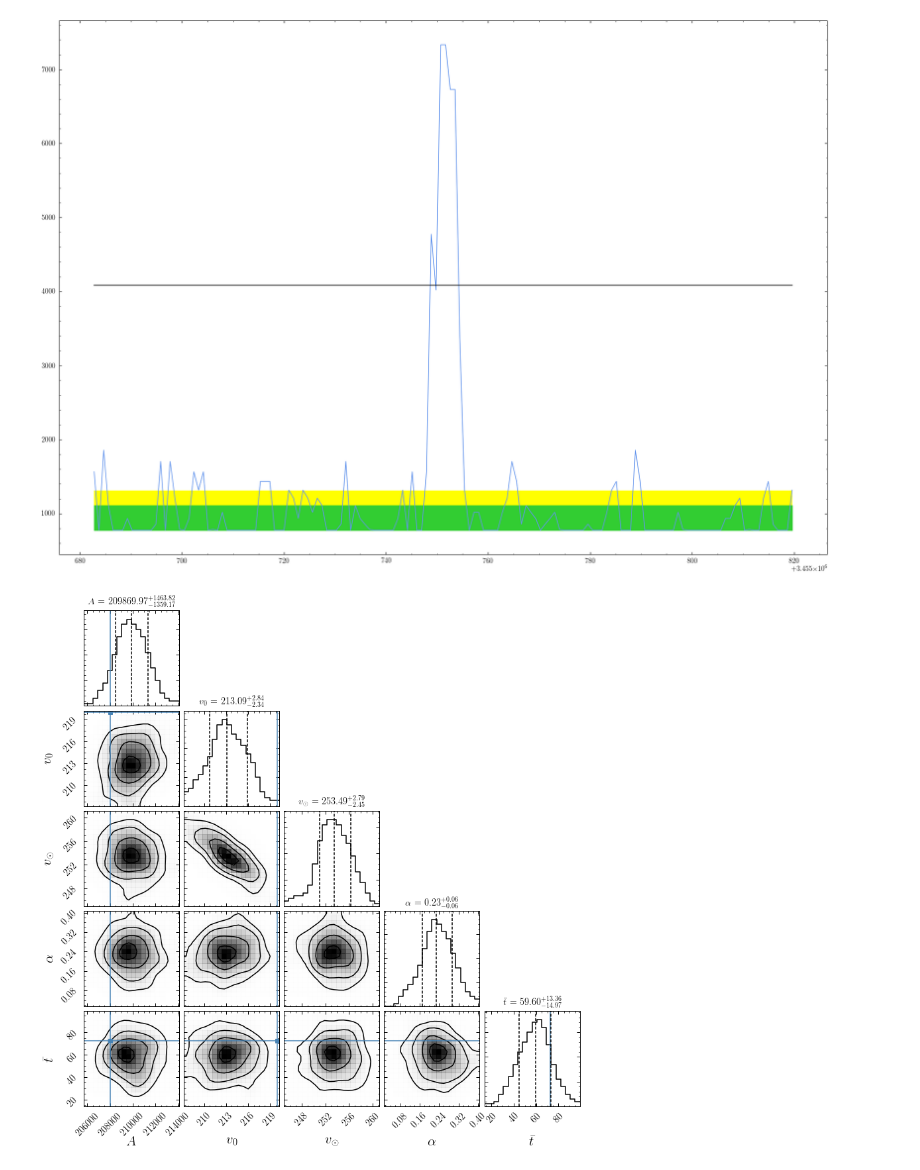
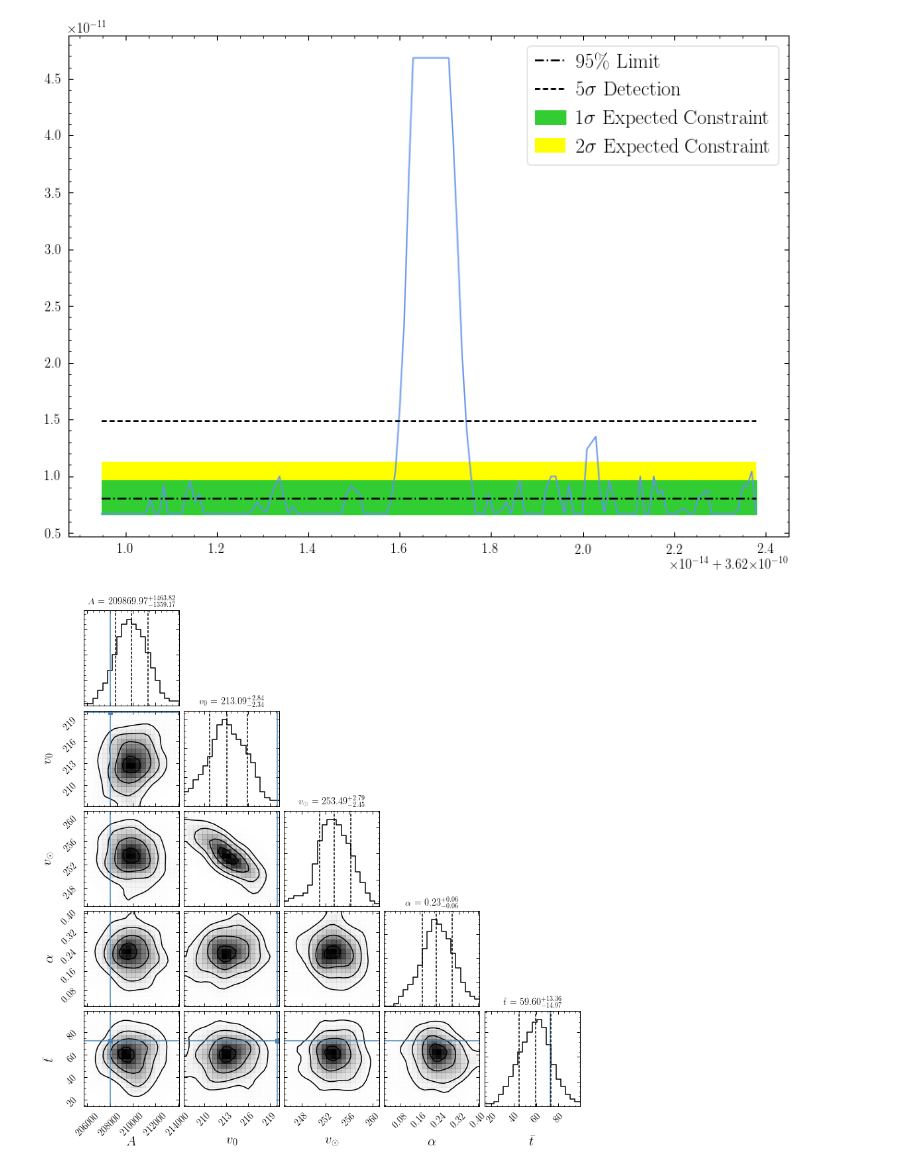
Before and after one commit to bsafdi/AxiScan, a Jupyter notebook: notebooks/Analysis_Plot_Notebook.ipynb, the cells around one changed output. Drawn from its saved outputs; the diff is of its cells as text; code cells hidden in the pictures.

```diff
--- a/notebooks/Analysis_Plot_Notebook.ipynb
+++ b/notebooks/Analysis_Plot_Notebook.ipynb
@@ -71,7 +71,7 @@ mpl.rcParams['legend.columnspacing'] = 2.0 # column separation
 
 
 # Figure size
-mpl.rcParams['figure.figsize'] = 28,20
+mpl.rcParams['figure.figsize'] = 14,10
 
 # Save details
 mpl.rcParams['savefig.bbox'] = 'standard'
@@ -91,18 +119,41 @@ mass_set = np.load('/nfs/turbo/bsafdi/fosterjw/github/ABRA-DATA/Data/Mass_TestSe
 A_Limits = np.load('/nfs/turbo/bsafdi/fosterjw/github/ABRA-DATA/Data/A_Limits.npy')
 Detection_Threshold = np.load('/nfs/turbo/bsafdi/fosterjw/github/ABRA-DATA/Data/Detection_Threshold.npy')
 Sigma_A = np.load('/nfs/turbo/bsafdi/fosterjw/github/ABRA-DATA/Data/Sigma_A.npy')
-
-A_Limits = np.maximum(A_Limits, 1.0713*Sigma_A)
-
-plt.plot(mass_set, A_Limits, c = 'C0')
-plt.plot(mass_set, Detection_Threshold, c = 'black')
-
-plt.fill_between(mass_set, 1.0713*Sigma_A, 1.542*Sigma_A, color = 'limegreen', zorder = 2, label = r'Resonant $1\sigma$ Expected Constraint')
-
-plt.fill_between(mass_set, 1.0713*Sigma_A, 1.815*Sigma_A, color = 'yellow', zorder = 1, label = r'Resonant $2\sigma$ Expected Constraint', lw = 0)
-plt.show()
-# %% [output]
-[figure, removed]
+# %%
+def plot_MC(mass_Set, A_Limits, Detection_Threshold, Sigma_A):
+
+    masses = mass_Set / 2.0 / np.pi * hzToEv
+
+    # Sensitivity Lines
+    g_Limits = factor * np.sqrt(A_Limits)
+    g_ExpectedConstraint = 1.282 * factor * np.sqrt(Sigma_A)
+    g_DetectionThresh = factor * np.sqrt(Detection_Threshold)
+
+    # Sensitivity Bands
+    OneSigUp = 1.542 * factor * np.sqrt(Sigma_A)
+    TwoSigUp = 1.815 * factor * np.sqrt(Sigma_A)
+    OneSigDown = 1.0713 * factor * np.sqrt(Sigma_A)
+
+    # Power-limited statistics
+    g_Limits = np.maximum(g_Limits, OneSigDown)
+
+    # Realized Limits, Expected Constraint, Detection Threshold
+    plt.plot(masses, g_Limits)
+    plt.plot(masses, g_ExpectedConstraint, lw = 2, label = r'95\% Limit', ls = 'dashdot', c = 'black')
+    plt.plot(masses, g_DetectionThresh, lw = 2, label = r'$5\sigma$ Detection', ls = '--', c = 'black')
+
+    # Error Bands
+    plt.fill_between(masses, OneSigDown, OneSigUp, color = 'limegreen', zorder = 2,
+                     label = r'$1\sigma$ Expected Constraint')
+    plt.fill_between(masses, OneSigDown, TwoSigUp, color = 'yellow', zorder = 1,
+                     label = r'$2\sigma$ Expected Constraint', lw = 0)
+
+    plt.legend()
+# %%
+plot_MC(mass_set, A_Limits, Detection_Threshold, Sigma_A)
+plt.show()
+# %% [output]
+[figure, added]
 # %%
 chain_file ='/nfs/turbo/bsafdi/fosterjw/github/ABRA-DATA/Data/Halo_Only_Chains/post_equal_weights.dat'
 chain = np.array(np.loadtxt(chain_file))[:, [0, 2, 3, 4, 5]]
```
Also changed, not shown: parts of 1 cell of this notebook.
